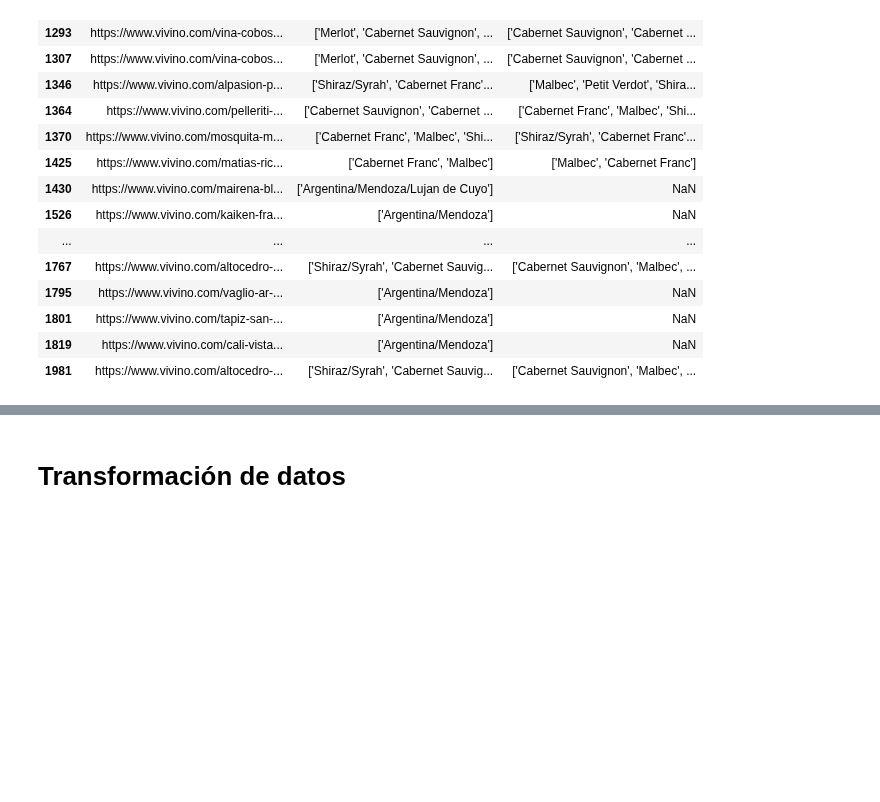
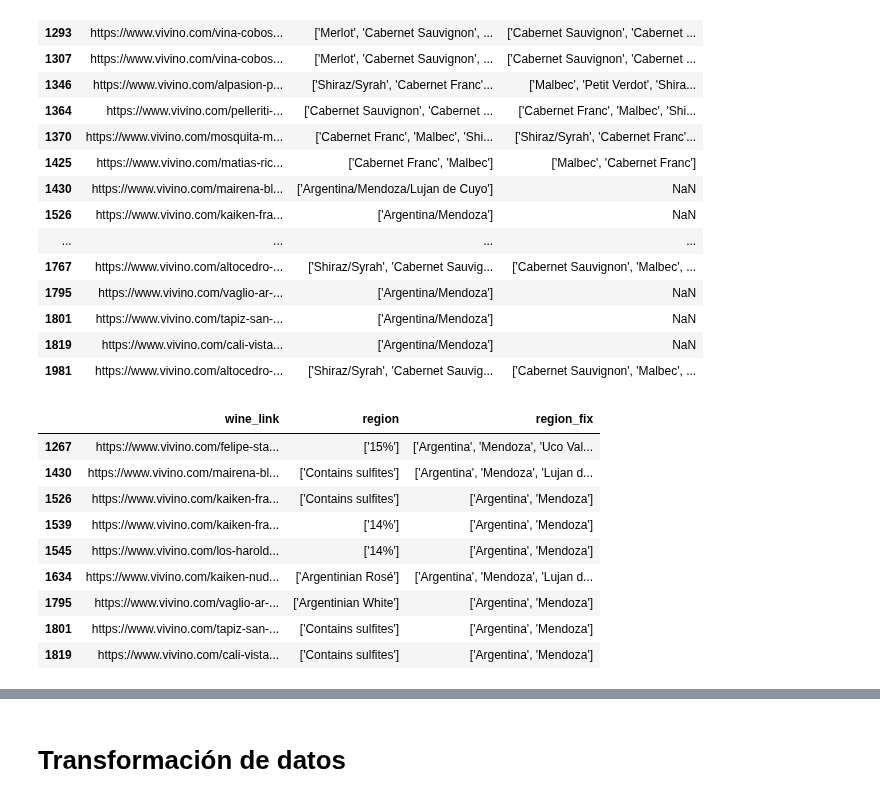
Before and after one commit to Tino27Gut/WineRecommendation, a Jupyter notebook: notebooks/eda_etl_draft copy.ipynb, the cells around one changed output, grey strips where cells are left out. Cells and saved outputs as stored; diff of their text form; code cells hidden in the pictures; blank space fills up the shorter version.

Commit message:
Wines1 scraped

```diff
--- a/notebooks/eda_etl_draft copy.ipynb
+++ b/notebooks/eda_etl_draft copy.ipynb
@@ -193,3 +193,25 @@ fix_df
 | 1801 | https://www.vivino.com/tapiz-san-... | ['Argentina/Mendoza'] | NaN |
 | 1819 | https://www.vivino.com/cali-vista... | ['Argentina/Mendoza'] | NaN |
 | 1981 | https://www.vivino.com/altocedro-... | ['Shiraz/Syrah', 'Cabernet Sauvig... | ['Cabernet Sauvignon', 'Malbec', ... |
+# %%
+# Fixed Price Quality Check (Region)
+# Existen algunos que tienen las grapes mal scrapeadas
+fixed_df = wines_df.join(pricefix_df.set_index("wine_link"), on="wine_link", rsuffix="_fix")
+
+col1 = "region"
+col2 = col1 + "_fix"
+
+fix_df = fixed_df[fixed_df["price"].isna() & (fixed_df[col1] != fixed_df[col2])][["wine_link", col1, col2]]
+
+fix_df
+# %% [output]
+|  | wine_link | region | region_fix |
+| 1267 | https://www.vivino.com/felipe-sta... | ['15%'] | ['Argentina', 'Mendoza', 'Uco Val... |
+| 1430 | https://www.vivino.com/mairena-bl... | ['Contains sulfites'] | ['Argentina', 'Mendoza', 'Lujan d... |
+| 1526 | https://www.vivino.com/kaiken-fra... | ['Contains sulfites'] | ['Argentina', 'Mendoza'] |
+| 1539 | https://www.vivino.com/kaiken-fra... | ['14%'] | ['Argentina', 'Mendoza'] |
+| 1545 | https://www.vivino.com/los-harold... | ['14%'] | ['Argentina', 'Mendoza'] |
+| 1634 | https://www.vivino.com/kaiken-nud... | ['Argentinian Rosé'] | ['Argentina', 'Mendoza', 'Lujan d... |
+| 1795 | https://www.vivino.com/vaglio-ar-... | ['Argentinian White'] | ['Argentina', 'Mendoza'] |
+| 1801 | https://www.vivino.com/tapiz-san-... | ['Contains sulfites'] | ['Argentina', 'Mendoza'] |
+| 1819 | https://www.vivino.com/cali-vista... | ['Contains sulfites'] | ['Argentina', 'Mendoza'] |
```
Also changed, not shown: parts of 1 cell of this notebook, 2 other files.
